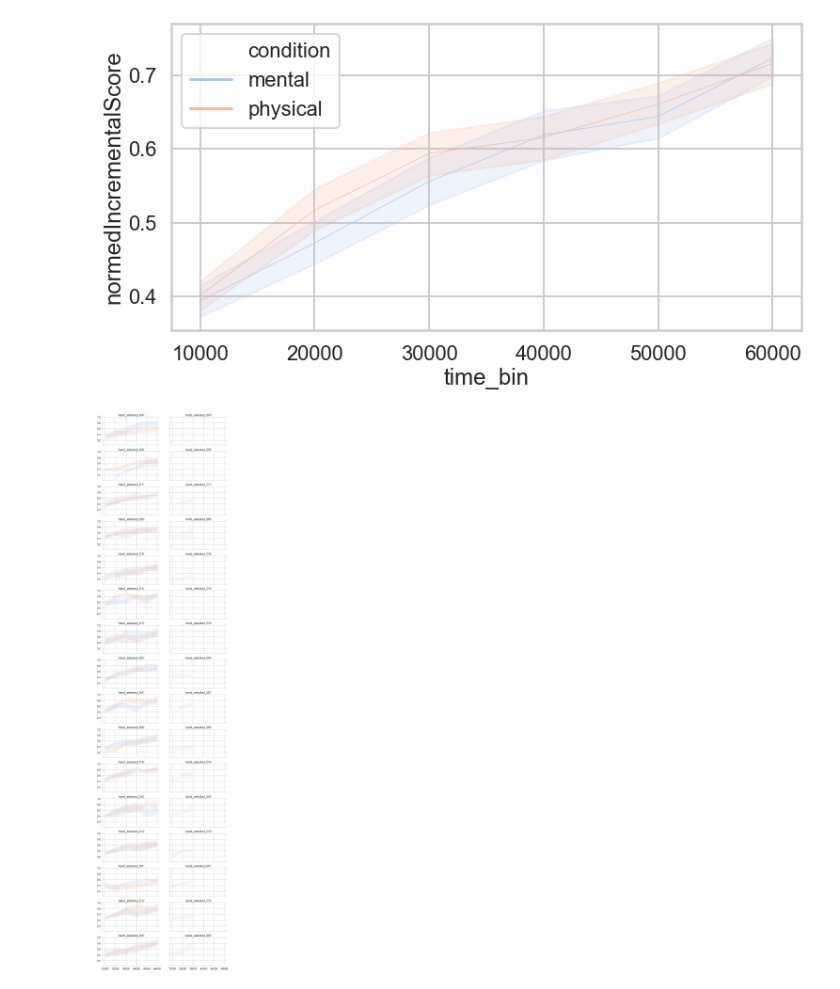
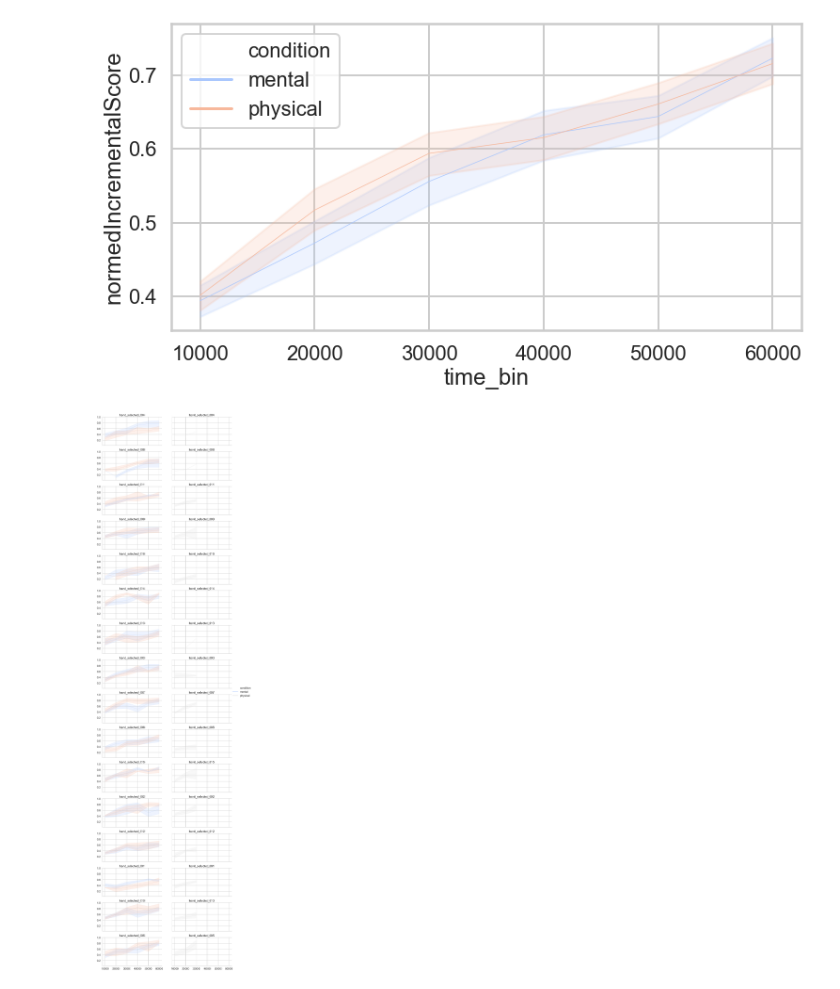
Before and after one commit to cogtoolslab/block_construction, a Jupyter notebook: analysis/will/basic_analyses.ipynb, the cells around one changed output. Cells and saved outputs as stored; diff of their text form; code cells hidden in the pictures.

```diff
--- a/analysis/will/basic_analyses.ipynb
+++ b/analysis/will/basic_analyses.ipynb
@@ -242,17 +244,17 @@ ax = sns.lineplot(x="time_bin",
 # %%
 g = sns.FacetGrid(data=dfs, row="targetName", col="phase", height=4, aspect = 2)
 
 sns.set_context('poster')
 sns.set_style('whitegrid', {'legend.frameon':False})
 
 g = g.map_dataframe(sns.lineplot, x="time_bin",
                   y="normedIncrementalScore",
                   hue='condition',
                   estimator= np.mean,
                   palette='coolwarm',
-                  lw=0.7).set_titles("{row_name}")
+                  lw=0.7).set_titles("{row_name}").add_legend()
 # %% [output]
-[figure, old version]
+[figure, new version]
 # %%
 g = sns.FacetGrid(data=dfs, row="targetName", col="phase", height=4, aspect = 2)
 
```
Also changed, not shown: parts of 4 cells of this notebook.
